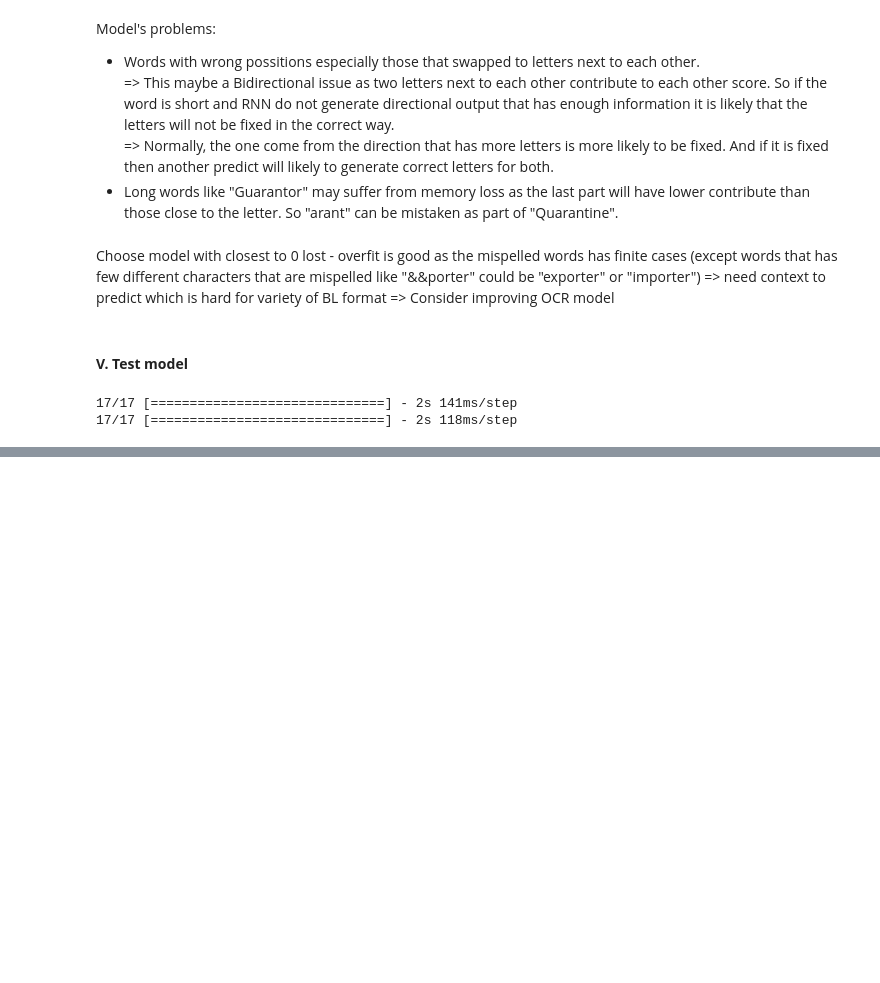
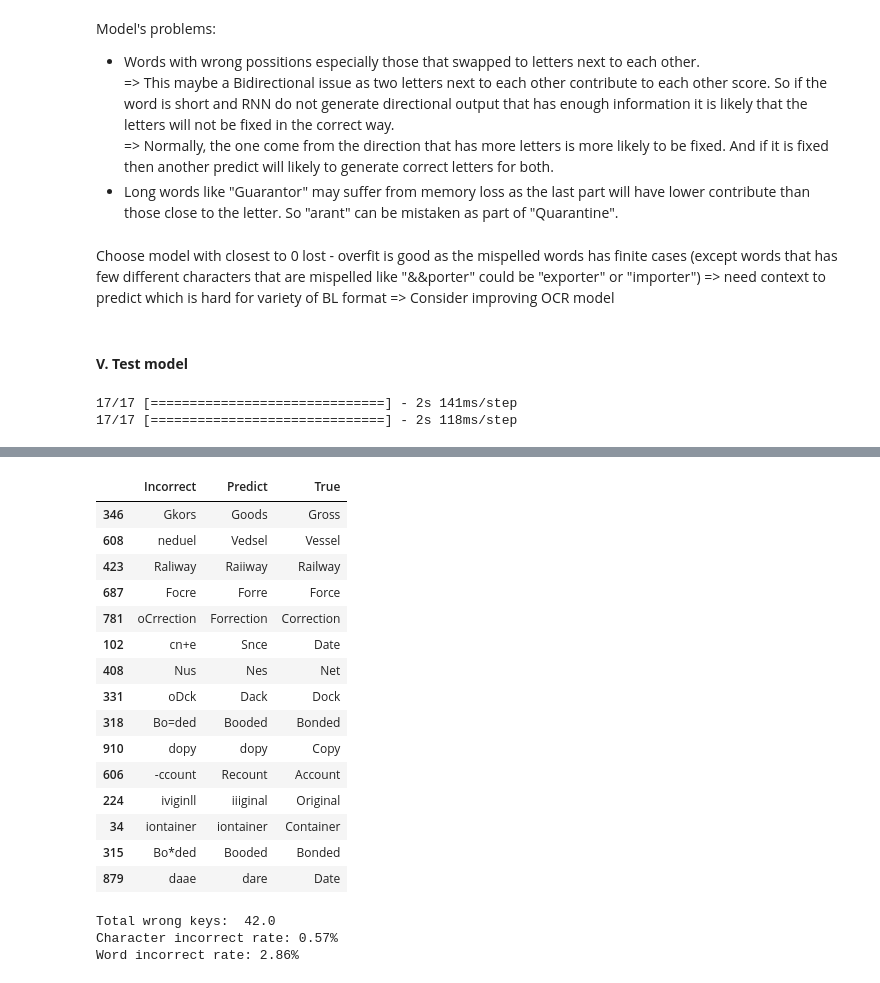
Before and after one commit to dts-uep/BL_Reader, a Jupyter notebook: notebooks/fixing_model.ipynb, the cells around one changed output, grey strips where cells are left out. Saved outputs shown, nothing was run; the diff lists cells and outputs as text; code cells hidden in the pictures; blank space fills up the shorter version.

```diff
--- a/notebooks/fixing_model.ipynb
+++ b/notebooks/fixing_model.ipynb
@@ -627,0 +640,27 @@ class fixing_model():
+# %%
+# Show incorrect predictions
+incorrect_predictions(comparison_tabel_test)
+# %% [output]
+|  | Incorrect | Predict | True |
+| 346 | Gkors | Goods | Gross |
+| 608 | neduel | Vedsel | Vessel |
+| 423 | Raliway | Raiiway | Railway |
+| 687 | Focre | Forre | Force |
+| 781 | oCrrection | Forrection | Correction |
+| 102 | cn+e | Snce | Date |
+| 408 | Nus | Nes | Net |
+| 331 | oDck | Dack | Dock |
+| 318 | Bo=ded | Booded | Bonded |
+| 910 | dopy | dopy | Copy |
+| 606 | -ccount | Recount | Account |
+| 224 | iviginll | iiiginal | Original |
+| 34 | iontainer | iontainer | Container |
+| 315 | Bo*ded | Booded | Bonded |
+| 879 | daae | dare | Date |
+# %%
+# Show model report
+model_report(y_pred=Y_test_pred, y_true=Y_test_processed)
+# %% [output]
+Total wrong keys:  42.0
+Character incorrect rate: 0.57%
+Word incorrect rate: 2.86%
```
Also changed, not shown: parts of 4 cells of this notebook.
